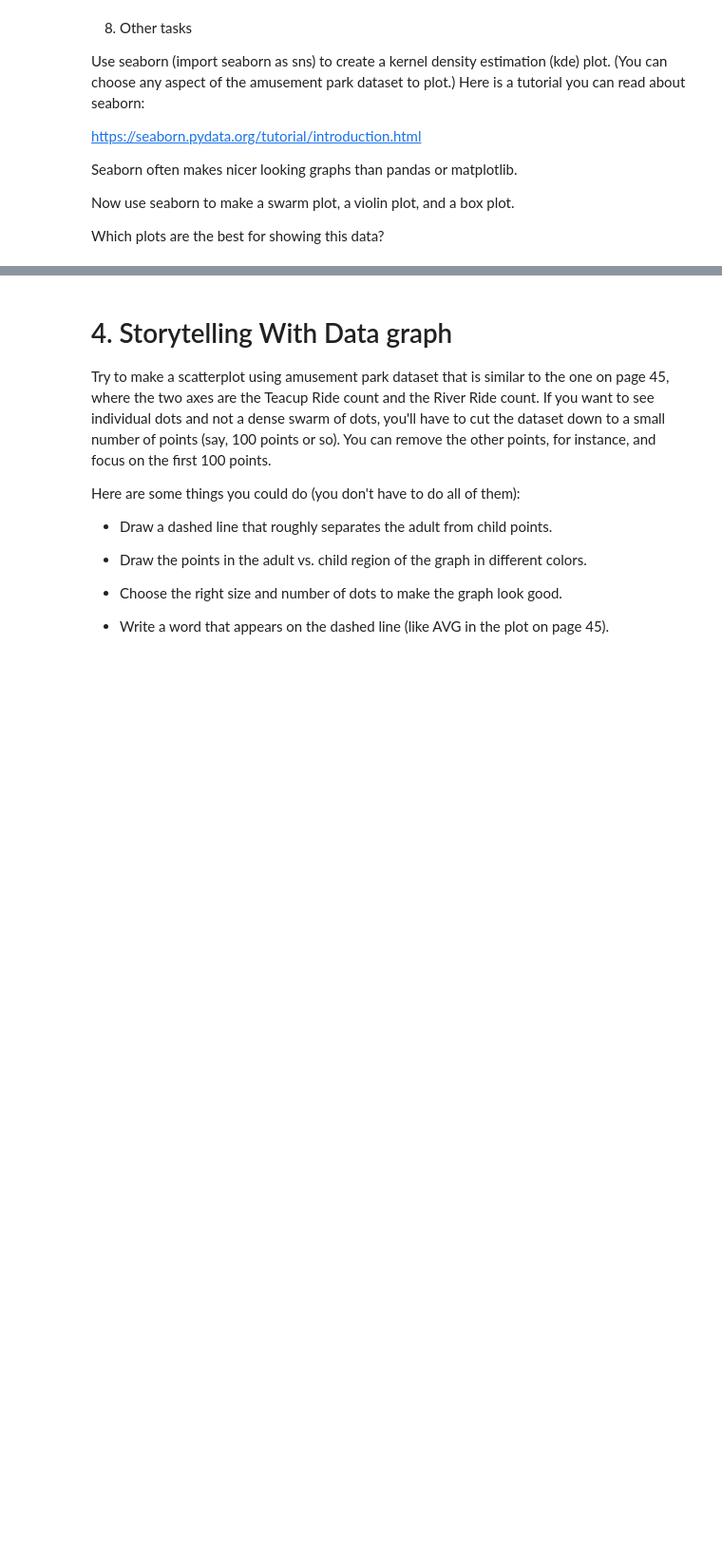
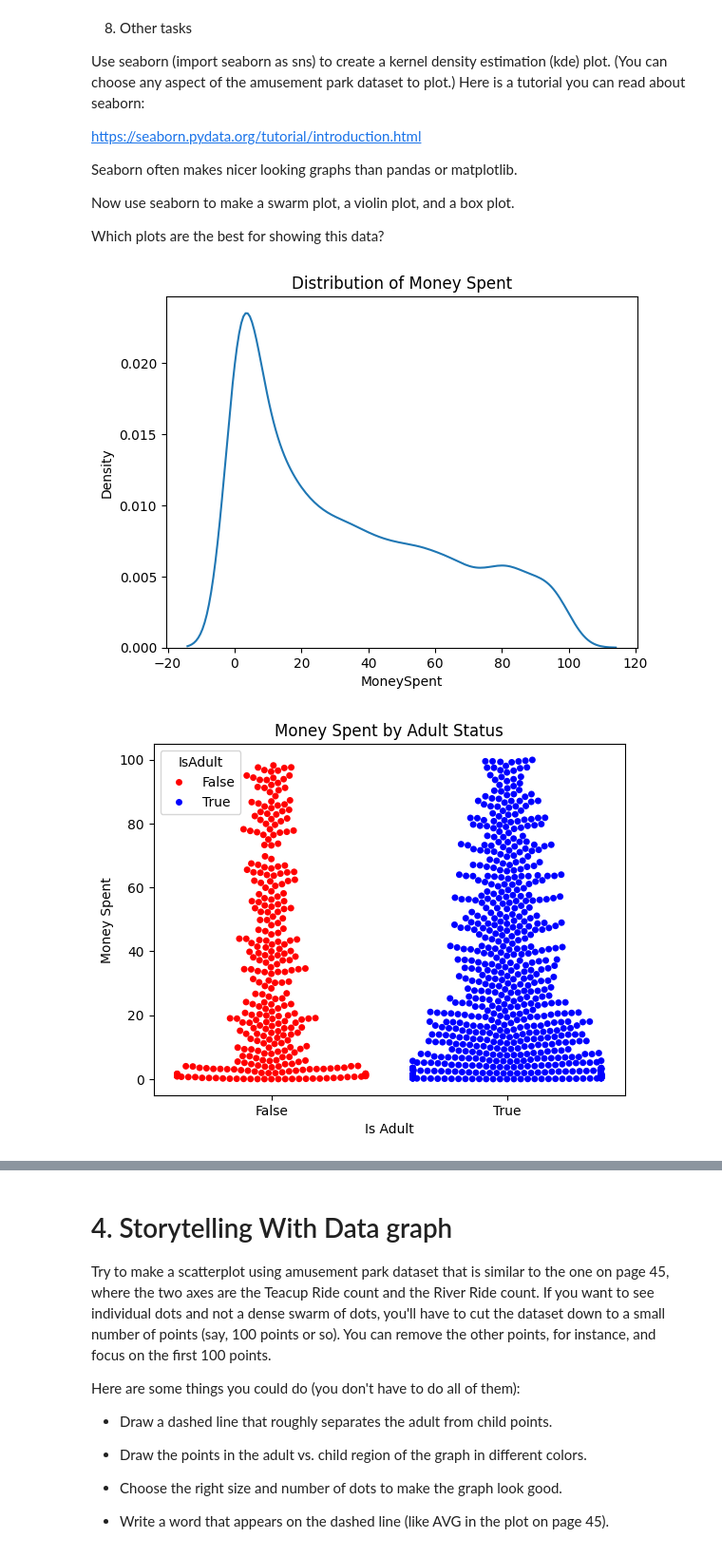
Before and after one commit to ckbaker78/AI_For_Leaders_Module-B-semester-2, a Jupyter notebook: Week3.ipynb, the cells around one changed output, grey strips where cells are left out. Shown at 95% size. Cells and saved outputs as stored; diff of their text form; code cells hidden in the pictures; blank space fills up the shorter version.

```diff
--- a/Week3.ipynb
+++ b/Week3.ipynb
@@ -412,3 +429,28 @@ Seaborn often makes nicer looking graphs than pandas or matplotlib.
 Now use seaborn to make a swarm plot, a violin plot, and a box plot.
 
 Which plots are the best for showing this data?
+# %%
+sns.kdeplot(data = df,
+            x ='MoneySpent')
+plt.title('Distribution of Money Spent')
+plt.show()
+
+# swarmplot
+sample_df = df.sample(1000, random_state=42)
+sns.swarmplot(data=sample_df, x='IsAdult', y='MoneySpent',    hue='IsAdult',
+palette=['red', 'blue'])
+plt.title('Money Spent by Adult Status')
+plt.xlabel('Is Adult')
+plt.ylabel('Money Spent')
+plt.show()
+
+
+sns.violinplot(data=df, x='IsAdult', y='MoneySpent')
+
+plt.title('Money Spent Distribution by Adult Status')
+plt.xlabel('Is Adult')
+plt.ylabel('Money Spent')
+plt.show()
+# %% [output]
+[figure, added]
+[figure, added]
```
Also changed, not shown: parts of 4 cells of this notebook, 2 other files.
